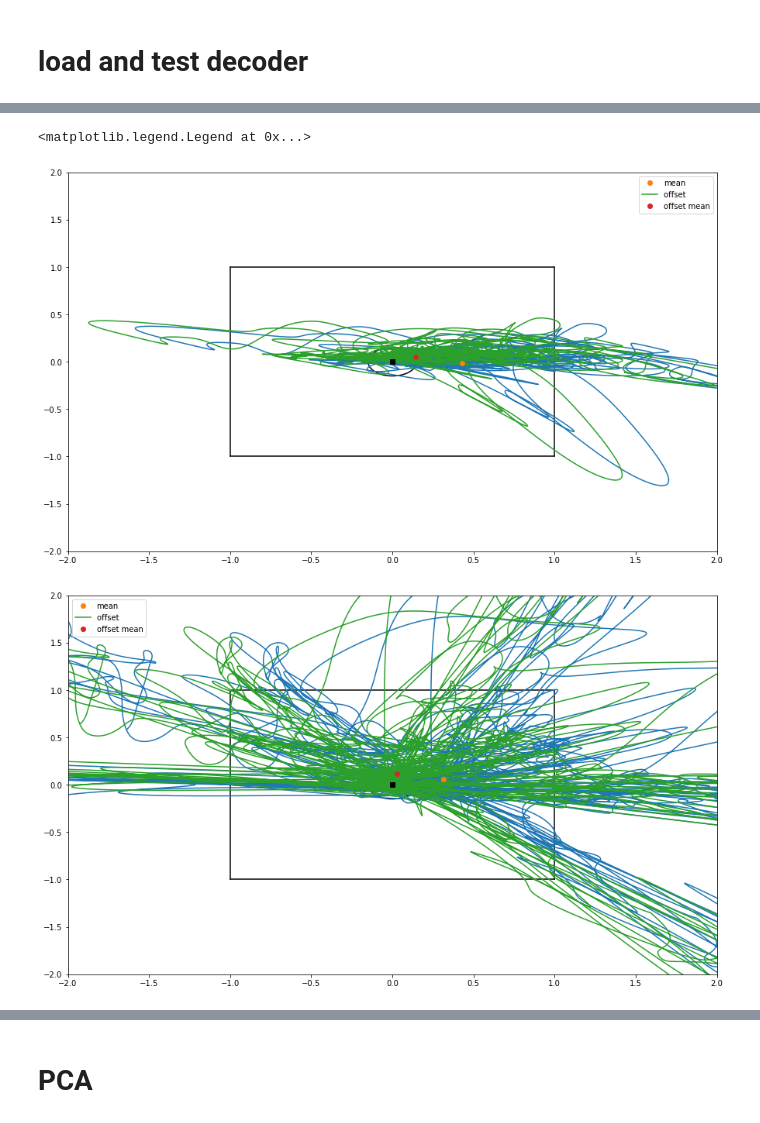
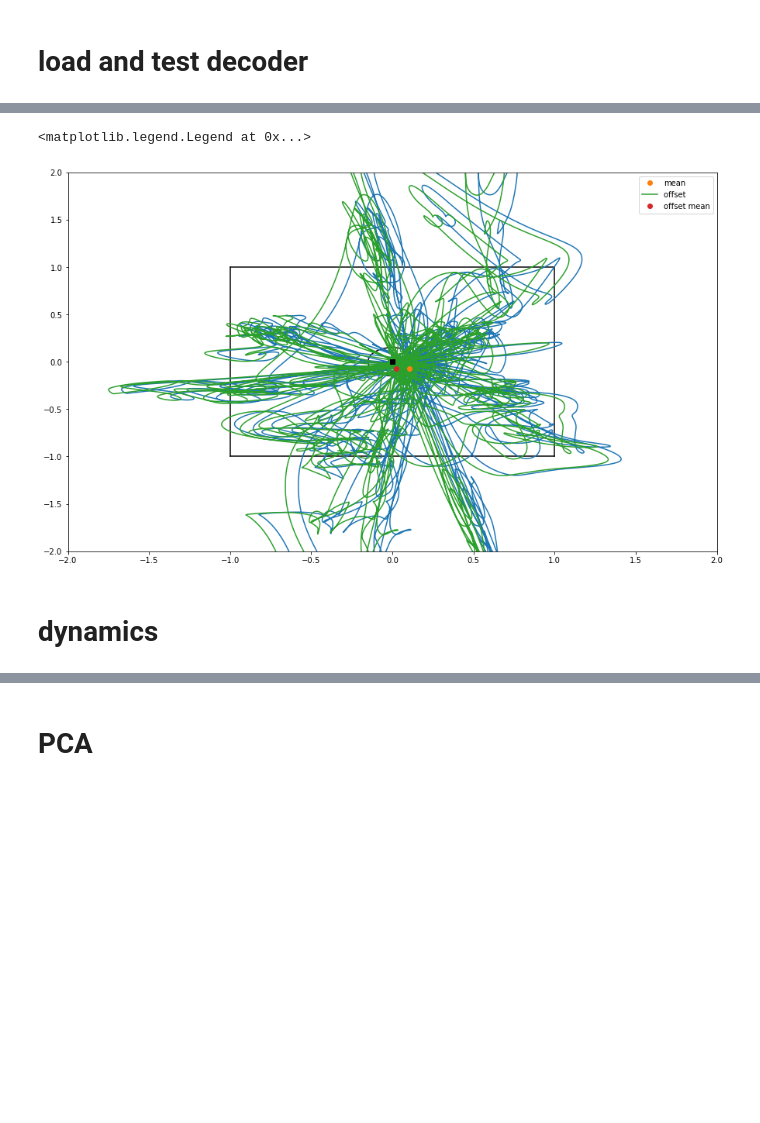
Before and after one commit to spewil/kyberphysics, a Jupyter notebook: notebooks/mappings.ipynb, the cells around one changed output, grey strips where cells are left out. Cells and saved outputs as stored; diff of their text form; code cells hidden in the pictures; blank space fills up the shorter version.

```diff
--- a/notebooks/mappings.ipynb
+++ b/notebooks/mappings.ipynb
@@ -18,6 +17,0 @@ from utils import utils, files # sibling package...
-# %%
-test_scale = 100*np.ones(shape=(64),dtype=np.float32).reshape(-1,1)
-print(test_scale.shape)
-path = utils.get_subject_folder("self_test","spencer")/"offsets.bin"
-print(path)
-utils.write_array_to_disk(test_scale,path)
@@ -204,3 +168,10 @@ center_hold_session = "6"
+# %%
+experiment = "self_test"
+subject = "andy"
+
+movement_session = "1"
+calibration_session = "0"
+center_hold_session = None # check manually for a folder, default to the first one
 # %%
 ed = build_experiment_path_dict(experiment)
 print(ed["subjects"].keys())
@@ -514,7 +479,7 @@ min channel:  26
 # %%
 standardized_movement_data = standardize(concat_movement_data, calibration_vars)
 filtered_movement_data = filter_emg(standardized_movement_data)
-offset_movement_data = np.subtract(filtered_movement_data,offsets)
+offset_movement_data = np.subtract(filtered_movement_data,offsets.reshape(-1))
 plt.plot(standardized_movement_data[:,channel])
 plt.plot(filtered_movement_data[:,channel])
 plt.plot(offset_movement_data[:,channel])
@@ -654,14 +609,14 @@ print(m.components_.shape)
 # %% [markdown]
 # load and test decoder
 # %%
-decoder = utils.load_array_from_disk(subject_metadata_folder/"decoder.bin").reshape(6,64)
+decoder = utils.load_array_from_disk("/mnt/c/Users/spencer/Documents/kyberphysics/metadata/self_test/andy/decoder.bin").reshape(6,64)
 
 # 2D preview
 fig, axes = plt.subplots(2,1)
 for ax, c in zip(axes,decoder[-2:]):
-    baseline = np.dot(c,filtered_center_hold_data.T)
+    baseline = np.dot(c,filtered_movement_data.T)
     ax.plot(baseline[:50000])
-    baseline = np.dot(c,offset_center_hold_data.T)
+    baseline = np.dot(c,offset_movement_data.T)
     ax.plot(baseline[:50000],label="offset")
     ax.plot([0,50000],[0,0])
     ax.legend()
@@ -670,38 +625,39 @@ for ax, c in zip(axes,decoder[-2:]):
 # %%
 def plot_circle(x,y,r,ax,style="k"):
     theta = np.linspace(0, 2*np.pi, 100)
     ax.plot(r*np.cos(theta)+x, r*np.sin(theta)+y,style)
 
 def plot_box(ax):
     ax.plot(0,0,'ks',zorder=20)
     plot_circle(0,0,.15,ax)
     ax.plot([-1,1],[-1,-1],"k")
     ax.plot([-1,1],[1,1],"k")
     ax.plot([1,1],[-1,1],"k")
     ax.plot([-1,-1],[-1,1],"k")
 
 def plot_control_preview(data, decoder, ax, label=""):
     ax.plot(np.dot(decoder[-1:],data.T)[0],np.dot(decoder[-2:-1],data.T)[0],label=label)
     ax.plot(np.dot(decoder[-1:],data.T)[0].mean(),np.dot(decoder[-2:-1],data.T)[0].mean(),"o",label=label+"mean",zorder=10)
 
-fig, ax = plt.subplots(1,1)
-ax.set_ylim([-2,2])
-ax.set_xlim([-2,2])
-plot_box(ax)
-plot_control_preview(filtered_center_hold_data, decoder,ax)
-plot_control_preview(offset_center_hold_data, decoder,ax,label="offset ")
-ax.legend()
+# fig, ax = plt.subplots(1,1)
+# ax.set_ylim([-2,2])
+# ax.set_xlim([-2,2])
+# plot_box(ax)
+# plot_control_preview(filtered_center_hold_data, decoder,ax)
+# plot_control_preview(offset_center_hold_data, decoder,ax,label="offset ")
+# ax.legend()
 
 fig, ax = plt.subplots(1,1)
 ax.set_ylim([-2,2])
 ax.set_xlim([-2,2])
 plot_box(ax)
 plot_control_preview(filtered_movement_data, decoder,ax)
 plot_control_preview(offset_movement_data, decoder,ax,label="offset ")
 ax.legend()
 # %% [output]
 <matplotlib.legend.Legend at 0x...>
-[figure, old version]
+[figure, new version]
-[figure, removed]
+# %% [markdown]
+# dynamics
 # %%
 # add the dynamics
```
Also changed, not shown: parts of 29 cells of this notebook, 20 other files.
